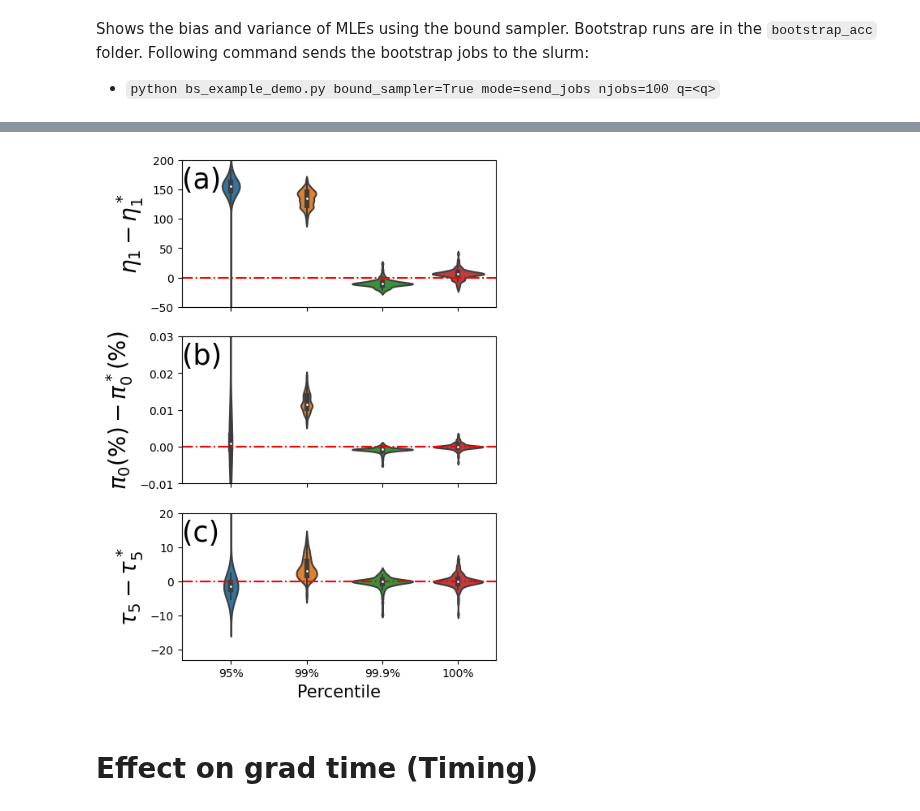
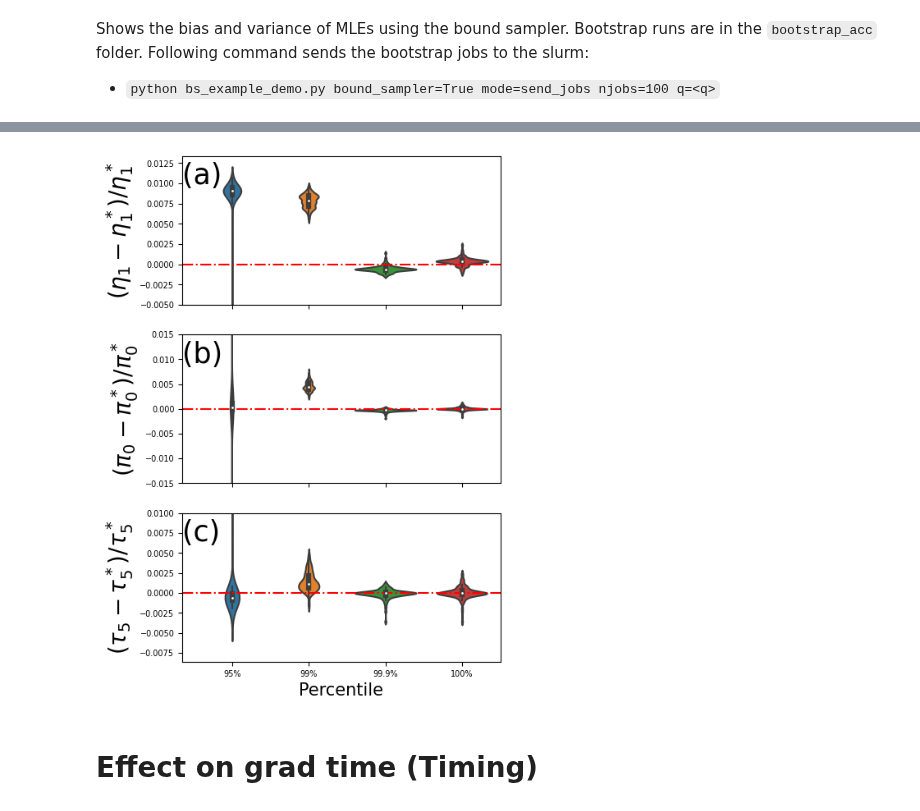
Before and after one commit to enesdilber/momi3-paper, a Jupyter notebook: Arc_model/effect_of_q_bound_sampler.ipynb, the cells around one changed output, grey strips where cells are left out. Cells and saved outputs as stored; diff of their text form; code cells hidden in the pictures.

```diff
--- a/Arc_model/effect_of_q_bound_sampler.ipynb
+++ b/Arc_model/effect_of_q_bound_sampler.ipynb
@@ -105,44 +113,42 @@ plt.savefig(f"{dissertation_dir}figures/chapter3/{figure_name}.pdf", format="pdf
 # %%
 for var in ['eta_1', 'pi_0', 'tau_5']:
     v = df[df['q'] == 'No Sampler'][var].to_numpy()
-    df[f"APE{var}"] = df.groupby('q')[var].apply(lambda x: x-v)
+    df[f"APE{var}"] = df.groupby('q')[var].apply(lambda x: (x-v)/v)
 # %%
 figure_name = 'violin_bs_bias'
 
 
 fig, axs = plt.subplots(3, 1, figsize=(5, 8), sharex=True)
 
 bounds = {'eta_1': (-50, 200), 'pi_0': (-0.01, 0.03), 'tau_5': (None, 20)}
+bounds = {'eta_1': (-0.005, None), 'pi_0': (-0.015, 0.015), 'tau_5': (None, 0.01)}
 
 letters = iter(['a', 'b', 'c'])
 
 axs = iter(axs)
 for x in ['eta_1', 'pi_0', 'tau_5']:
     ax = next(axs)
     sns.violinplot(
         data=df, x="q", y="APE"+x, bw=.25,
         order=[0.95, 0.99, 0.999, 1.0],
         showfliers=False,
         ax=ax
     )
-    if x[:2] == 'pi':
-        lab = f"$\{x}(\%)-\{x}^*(\%)$"
-    else:
-        lab = f"$\{x}-\{x}^*$"
+    lab = f"$(\{x}-\{x}^*)/\{x}^*$"
     ax.set_ylim(bounds[x])
     ax.set_ylabel(lab, size=20)
     ax.set_xlabel(None)
     ax.set_xlim(-0.65, None)
     ax.axhline(0., linestyle='-.', color='red')
     l = next(letters)
     ax.text(0., 0.81, f'({l})', transform=ax.transAxes, fontsize=25)
 
 plt.xlabel('Percentile', fontsize=15)
 plt.xticks(range(4), ['95%', '99%', '99.9%', '100%'])
 plt.savefig(f"{dissertation_dir}figures/chapter3/{figure_name}.pdf", format="pdf", bbox_inches="tight", dpi=600)
 plt.show()
 # %% [output]
-[figure, old version]
+[figure, new version]
 # %% [markdown]
 # Effect on grad time (Timing)
 # %% [markdown]
```
Also changed, not shown: parts of 8 cells of this notebook, 12 other files.
